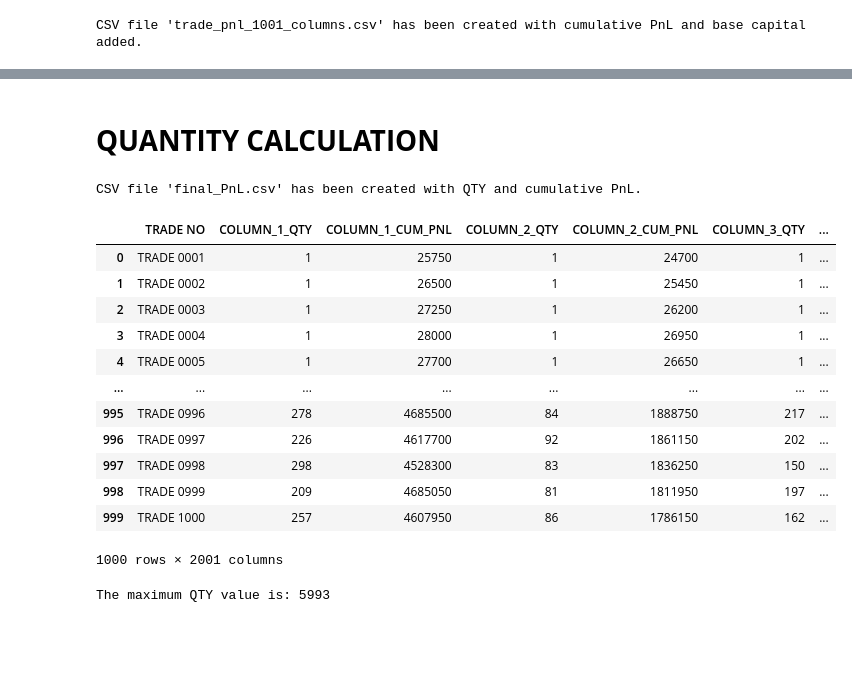
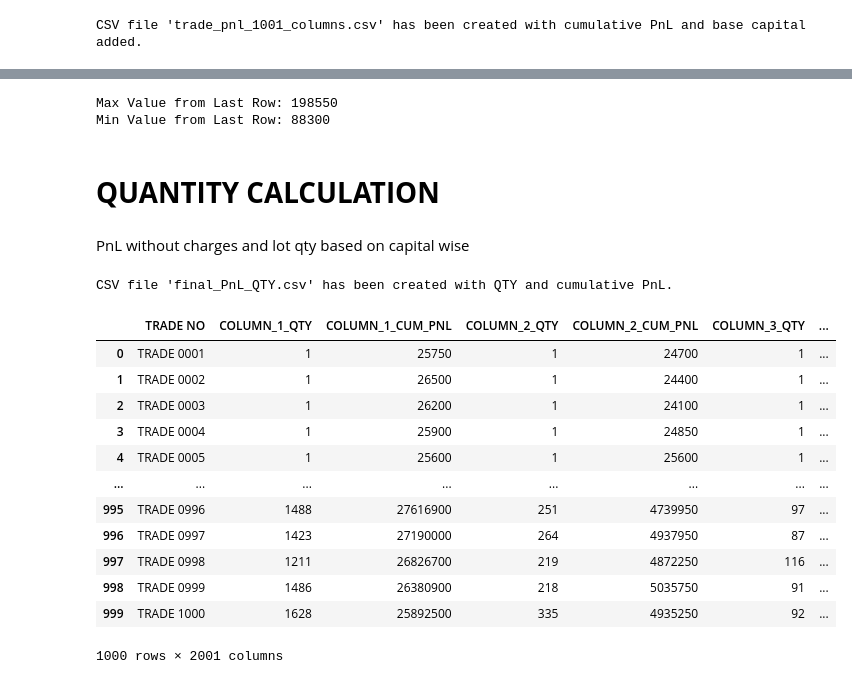
Before and after one commit to Bharatgaur/Trading, a Jupyter notebook: TRADE_PROBABILITIES_BASE_FILE_Version_1.ipynb, the cells around one changed output, grey strips where cells are left out. Cells and saved outputs as stored; diff of their text form; code cells hidden in the pictures; blank space fills up the shorter version.

```diff
--- a/TRADE_PROBABILITIES_BASE_FILE_Version_1.ipynb
+++ b/TRADE_PROBABILITIES_BASE_FILE_Version_1.ipynb
@@ -177,6 +212,30 @@ pd.read_csv('trade_pnl_1001_columns.csv')
 1000 rows × 1001 columns
+# %%
+import pandas as pd
+
+# Load the CSV file
+df_no_charges = pd.read_csv('trade_pnl_1001_columns.csv')
+
+# Get the last row as a DataFrame
+last_row_df = df_no_charges.iloc[[-1]]
+
+# Filter only numeric values
+numeric_values = last_row_df.select_dtypes(include=['number'])
+
+# Calculate max and min values from the numeric columns of the last row
+max_value = numeric_values.max(axis=1).values[0]  # Get the max value from the Series
+min_value = numeric_values.min(axis=1).values[0]  # Get the min value from the Series
+
+# Output the results
+print(f"Max Value from Last Row: {max_value}")
+print(f"Min Value from Last Row: {min_value}")
+# %% [output]
+Max Value from Last Row: 198550
+Min Value from Last Row: 88300
 # %% [markdown]
 # **QUANTITY CALCULATION**
+# %% [markdown]
+PnL without charges and lot qty based on capital wise
 # %%
 import pandas as pd
 
@@ -217,40 +276,25 @@ for column in entry_df.columns[1:]:
 final_df = pd.DataFrame(final_data)
 
 # Save the DataFrame to a single CSV file
-final_df.to_csv('final_PnL.csv', index=False)
+final_df.to_csv('final_PnL_QTY.csv', index=False)
 
 # Print confirmation message
-print("CSV file 'final_PnL.csv' has been created with QTY and cumulative PnL.")
+print("CSV file 'final_PnL_QTY.csv' has been created with QTY and cumulative PnL.")
 # %% [output]
-CSV file 'final_PnL.csv' has been created with QTY and cumulative PnL.
+CSV file 'final_PnL_QTY.csv' has been created with QTY and cumulative PnL.
 # %%
-pd.read_csv('final_PnL.csv')
+pd.read_csv('final_PnL_QTY.csv')
 # %% [output]
 |  | TRADE NO | COLUMN_1_QTY | COLUMN_1_CUM_PNL | COLUMN_2_QTY | COLUMN_2_CUM_PNL | COLUMN_3_QTY | ... |
 | 0 | TRADE 0001 | 1 | 25750 | 1 | 24700 | 1 | ... |
-| 1 | TRADE 0002 | 1 | 26500 | 1 | 25450 | 1 | ... |
-| 2 | TRADE 0003 | 1 | 27250 | 1 | 26200 | 1 | ... |
-| 3 | TRADE 0004 | 1 | 28000 | 1 | 26950 | 1 | ... |
-| 4 | TRADE 0005 | 1 | 27700 | 1 | 26650 | 1 | ... |
+| 1 | TRADE 0002 | 1 | 26500 | 1 | 24400 | 1 | ... |
+| 2 | TRADE 0003 | 1 | 26200 | 1 | 24100 | 1 | ... |
+| 3 | TRADE 0004 | 1 | 25900 | 1 | 24850 | 1 | ... |
+| 4 | TRADE 0005 | 1 | 25600 | 1 | 25600 | 1 | ... |
 | ... | ... | ... | ... | ... | ... | ... | ... |
-| 995 | TRADE 0996 | 278 | 4685500 | 84 | 1888750 | 217 | ... |
-| 996 | TRADE 0997 | 226 | 4617700 | 92 | 1861150 | 202 | ... |
-| 997 | TRADE 0998 | 298 | 4528300 | 83 | 1836250 | 150 | ... |
-| 998 | TRADE 0999 | 209 | 4685050 | 81 | 1811950 | 197 | ... |
-| 999 | TRADE 1000 | 257 | 4607950 | 86 | 1786150 | 162 | ... |
+| 995 | TRADE 0996 | 1488 | 27616900 | 251 | 4739950 | 97 | ... |
+| 996 | TRADE 0997 | 1423 | 27190000 | 264 | 4937950 | 87 | ... |
+| 997 | TRADE 0998 | 1211 | 26826700 | 219 | 4872250 | 116 | ... |
+| 998 | TRADE 0999 | 1486 | 26380900 | 218 | 5035750 | 91 | ... |
+| 999 | TRADE 1000 | 1628 | 25892500 | 335 | 4935250 | 92 | ... |
 1000 rows × 2001 columns
-# %%
-import pandas as pd
-
-# Load the final_PnL.csv file
-final_df = pd.read_csv('final_PnL.csv')
-
-# Extract all columns containing QTY (columns ending with "_QTY")
-qty_columns = [col for col in final_df.columns if col.endswith("_QTY")]
-
-# Find the maximum QTY value across all QTY columns
-max_qty = final_df[qty_columns].max().max()
-
-print(f"The maximum QTY value is: {max_qty}")
-# %% [output]
-The maximum QTY value is: 5993
```
Also changed, not shown: parts of 21 cells of this notebook.
